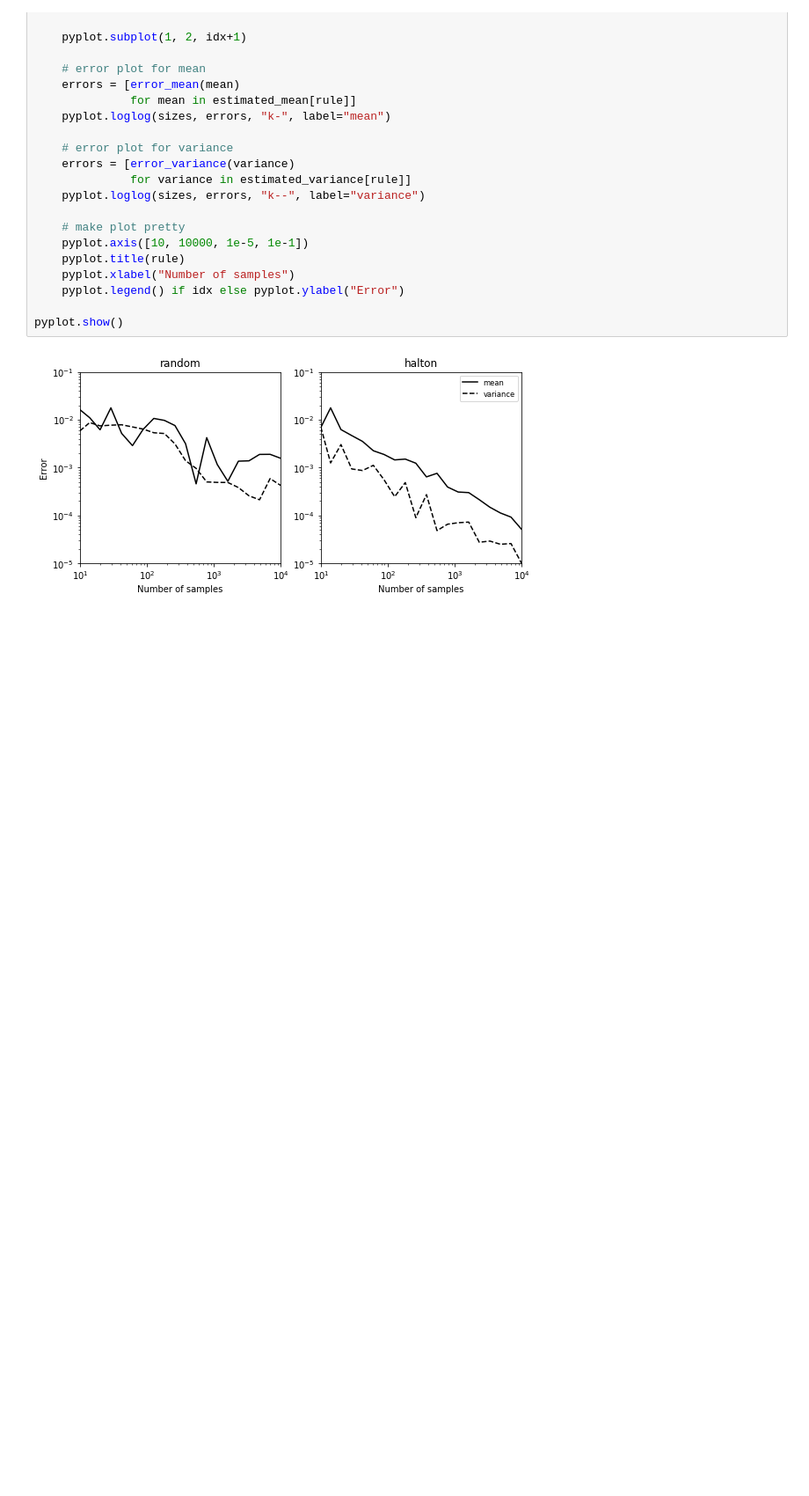
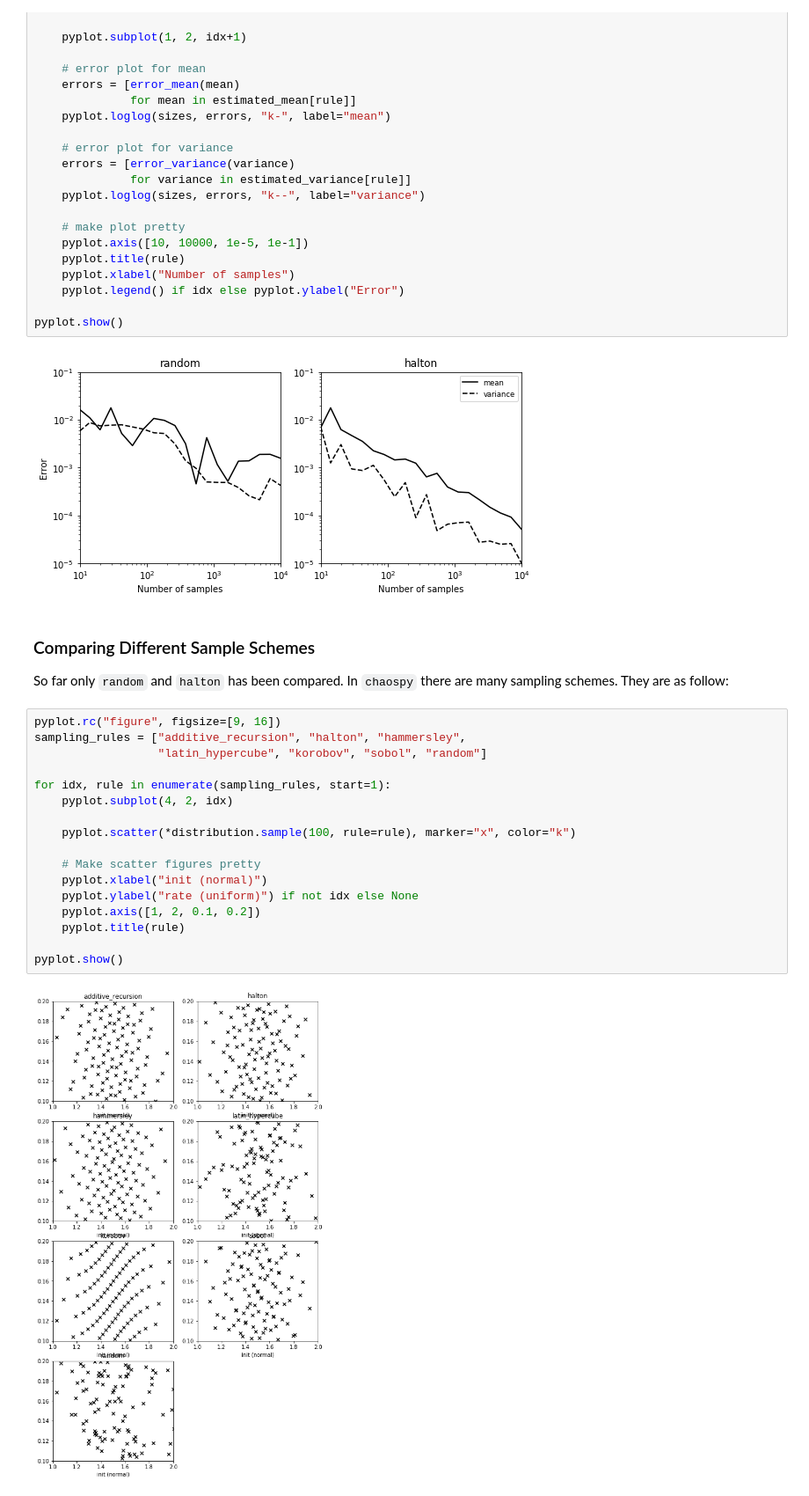
Before and after one commit to jonathf/chaospy, a Jupyter notebook: docs/tutorials/introduction/monte_carlo_integration.ipynb, the cells around one changed output. Shown at 88% size. Saved outputs shown, nothing was run; the diff lists cells and outputs as text; blank space fills up the shorter version.

Commit message:
adding additive recursion sampler

```diff
--- a/docs/tutorials/introduction/monte_carlo_integration.ipynb
+++ b/docs/tutorials/introduction/monte_carlo_integration.ipynb
@@ -187,3 +187,27 @@ for idx, rule in enumerate(rules):
 pyplot.show()
 # %% [output]
 [figure]
+# %% [markdown]
+### Comparing Different Sample Schemes
+
+So far only `random` and `halton` has been compared. In `chaospy` there are many sampling schemes.
+They are as follow:
+# %%
+pyplot.rc("figure", figsize=[9, 16])
+sampling_rules = ["additive_recursion", "halton", "hammersley",
+                  "latin_hypercube", "korobov", "sobol", "random"]
+
+for idx, rule in enumerate(sampling_rules, start=1):
+    pyplot.subplot(4, 2, idx)
+
+    pyplot.scatter(*distribution.sample(100, rule=rule), marker="x", color="k")
+
+    # Make scatter figures pretty
+    pyplot.xlabel("init (normal)")
+    pyplot.ylabel("rate (uniform)") if not idx else None
+    pyplot.axis([1, 2, 0.1, 0.2])
+    pyplot.title(rule)
+
+pyplot.show()
+# %% [output]
+[figure, added]
```
Also changed, not shown: parts of 4 cells of this notebook, 4 other files.
